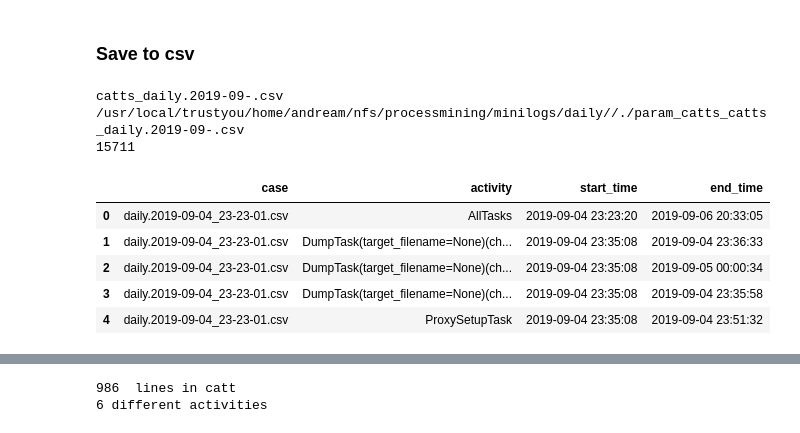
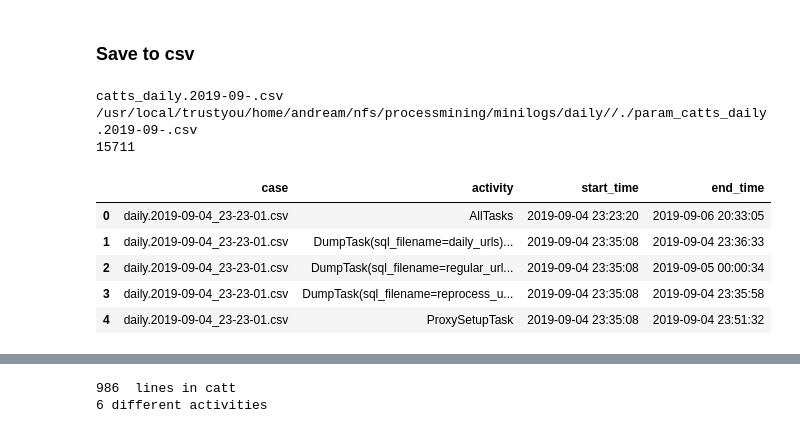
Before and after one commit to andreamalhera/perfSky, a Jupyter notebook: notebooks/logsToCatts.ipynb, the cells around one changed output, grey strips where cells are left out. Cells and saved outputs as stored; diff of their text form; code cells hidden in the pictures.

```diff
--- a/notebooks/logsToCatts.ipynb
+++ b/notebooks/logsToCatts.ipynb
@@ -103,3 +103,15 @@ Preprocessing...  daily.2019-09-01_09-29-01.csv
 | 2 | 2019-09-04 23:35:08 | DumpTask(date=2019-09-04_23-23-01... | start | daily.2019-09-04_23-23-01.csv |
 | 3 | 2019-09-04 23:35:08 | DumpTask(date=2019-09-04_23-23-01... | start | daily.2019-09-04_23-23-01.csv |
 | 4 | 2019-09-04 23:35:08 | ProxySetupTask(date=2019-09-04_23... | start | daily.2019-09-04_23-23-01.csv |
+# %%
+non_zero = appended_df.dropna()
+print(len(non_zero)/2)
+
+pd.set_option('display.max_colwidth', -1)
+groupsnontwo = non_zero.groupby(by='task').size().reset_index(name='counts').sort_values(by=['counts'], ascending=False)
+listnontwo = groupsnontwo[groupsnontwo['counts']!=2]['task'].tolist()[1:]
+
+#non_zero[~non_zero['task'].isin(values)]
+#non_zero[non_zero['task'].isin(listnontwo)].sort_values(by=['task', 'state'])
+
+#pot_problems=['CrawlPrivateDataTask(date=2019-09-24_05-05-02, prev_date=2019-09-22_07-40-01, chunk=01)\n', ]
@@ -134,7 +148,7 @@ End entries:  15699
 | 3 | DumpTask | start | 2019-09-04 23:35:08 | DumpTask(date=2019-09-04_23-23-01... | daily.2019-09-04_23-23-01.csv | 2019-09-04 23:35:08 | NaN |
 | 4 | ProxySetupTask | start | 2019-09-04 23:35:08 | ProxySetupTask(date=2019-09-04_23... | daily.2019-09-04_23-23-01.csv | 2019-09-04 23:35:08 | NaN |
 # %%
-tt = pd.merge(start_df, end_df, on=['task_call', 'source_file'], how='outer')
+tt = pd.merge(start_df, end_df, on=['task_call', 'source_file'], how='inner')
 tt = tt[tt['start_time_x'].notnull()]
 tt = tt[tt['end_time_y'].notnull()]
 
@@ -512,20 +508,20 @@ counts.head()
 # %%
 params_catt = params_call[['case', 'activity','start_time','end_time']]
 
 PROCESS_NAME = longestSubstring(csv_list[0],csv_list[-1])
 OUTPUT_PARAM_CATT_PATH = LUIGI_LOG_PATH+'/./param_'+str(PROCESS_NAME[:-4])+'.csv'
 print(OUTPUT_PARAM_CATT_PATH)
 
-params_catt.to_csv(OUTPUT_PARAM_CATT_PATH, index = None, header=True)
-print(len(parmas_catt))
+#params_catt.to_csv(OUTPUT_PARAM_CATT_PATH, index = None, header=True)
+print(len(params_catt))
 params_catt.head()
 # %% [output]
 catts_daily.2019-09-.csv
-/usr/local/trustyou/home/andream/nfs/processmining/minilogs/daily//./param_catts_catts_daily.2019-09-.csv
+/usr/local/trustyou/home/andream/nfs/processmining/minilogs/daily//./param_catts_daily.2019-09-.csv
 15711
 |  | case | activity | start_time | end_time |
 | 0 | daily.2019-09-04_23-23-01.csv | AllTasks | 2019-09-04 23:23:20 | 2019-09-06 20:33:05 |
-| 1 | daily.2019-09-04_23-23-01.csv | DumpTask(target_filename=None)(ch... | 2019-09-04 23:35:08 | 2019-09-04 23:36:33 |
-| 2 | daily.2019-09-04_23-23-01.csv | DumpTask(target_filename=None)(ch... | 2019-09-04 23:35:08 | 2019-09-05 00:00:34 |
-| 3 | daily.2019-09-04_23-23-01.csv | DumpTask(target_filename=None)(ch... | 2019-09-04 23:35:08 | 2019-09-04 23:35:58 |
+| 1 | daily.2019-09-04_23-23-01.csv | DumpTask(sql_filename=daily_urls)... | 2019-09-04 23:35:08 | 2019-09-04 23:36:33 |
+| 2 | daily.2019-09-04_23-23-01.csv | DumpTask(sql_filename=regular_url... | 2019-09-04 23:35:08 | 2019-09-05 00:00:34 |
+| 3 | daily.2019-09-04_23-23-01.csv | DumpTask(sql_filename=reprocess_u... | 2019-09-04 23:35:08 | 2019-09-04 23:35:58 |
 | 4 | daily.2019-09-04_23-23-01.csv | ProxySetupTask | 2019-09-04 23:35:08 | 2019-09-04 23:51:32 |
```
Also changed, not shown: parts of 18 cells of this notebook.
